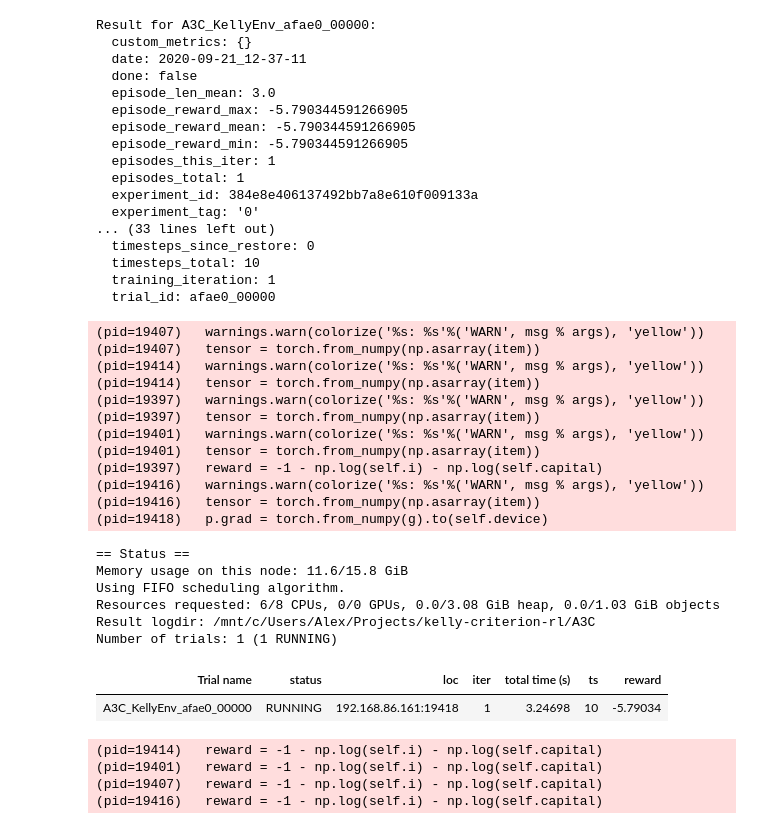
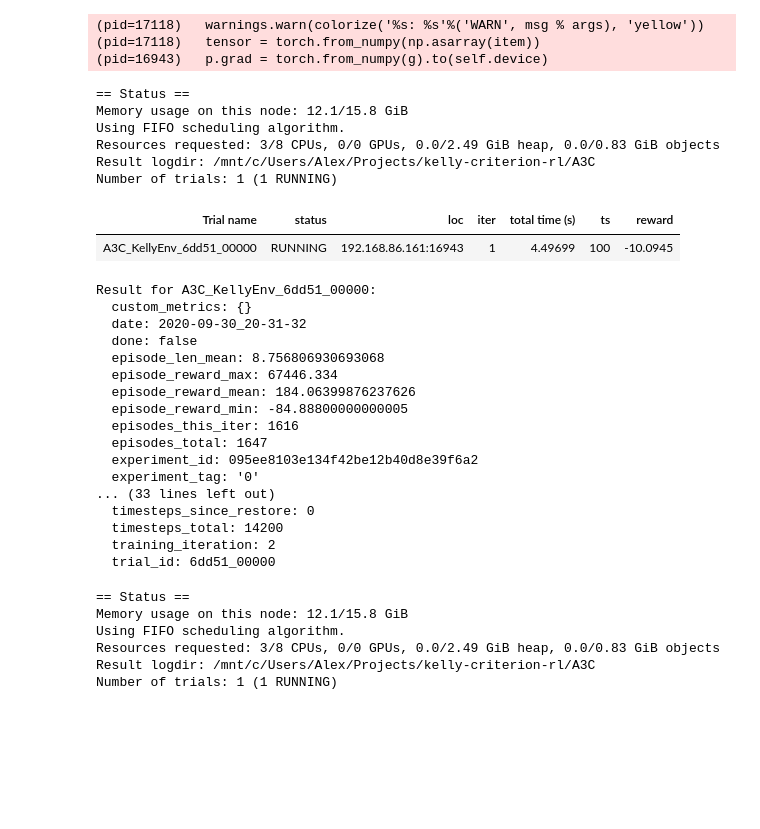
Before and after one commit to azharichenko/kelly-criterion-rl, a Jupyter notebook: experiment.ipynb, the cells around one changed output. Drawn from its saved outputs; the diff is of its cells as text; code cells hidden in the pictures; blank space fills up the shorter version.

```diff
--- a/experiment.ipynb
+++ b/experiment.ipynb
@@ -22,5 +9,7 @@ env.render()
 # %%
 from ray import tune
 from ray.rllib.agents.a3c.a3c import A3CTrainer
-tune.run(A3CTrainer  , config={"env": KellyEnv, "framework": "torch", "num_workers": 5, "num_envs_per_worker": 1}, stop={"timesteps_total": 100000}, checkpoint_at_end=True, local_dir=".")
+from ray.rllib.agents.ppo.ppo import PPOTrainer
+from ray.rllib.agents.impala.impala import ImpalaTrainer
+tune.run(A3CTrainer  , config={"env": KellyEnv, "framework": "torch", "num_workers": 2, "num_envs_per_worker": 10}, stop={"timesteps_total": 500000}, checkpoint_at_end=True, local_dir=".")
 # %% [output]
@@ -41,41 +47,34 @@ Number of trials: 1 (1 RUNNING)
-Result for A3C_KellyEnv_afae0_00000:
-  custom_metrics: {}
-  date: 2020-09-21_12-37-11
-  done: false
-  episode_len_mean: 3.0
-  episode_reward_max: -5.790344591266905
-  episode_reward_mean: -5.790344591266905
-  episode_reward_min: -5.790344591266905
-  episodes_this_iter: 1
-  episodes_total: 1
-  experiment_id: 384e8e406137492bb7a8e610f009133a
-  experiment_tag: '0'
-... (33 lines left out)
-  timesteps_since_restore: 0
-  timesteps_total: 10
-  training_iteration: 1
-  trial_id: afae0_00000
+(pid=17118)   warnings.warn(colorize('%s: %s'%('WARN', msg % args), 'yellow'))
+(pid=17118)   tensor = torch.from_numpy(np.asarray(item))
+(pid=16943)   p.grad = torch.from_numpy(g).to(self.device)
-(pid=19407)   warnings.warn(colorize('%s: %s'%('WARN', msg % args), 'yellow'))
-(pid=19407)   tensor = torch.from_numpy(np.asarray(item))
-(pid=19414)   warnings.warn(colorize('%s: %s'%('WARN', msg % args), 'yellow'))
-(pid=19414)   tensor = torch.from_numpy(np.asarray(item))
-(pid=19397)   warnings.warn(colorize('%s: %s'%('WARN', msg % args), 'yellow'))
-(pid=19397)   tensor = torch.from_numpy(np.asarray(item))
-(pid=19401)   warnings.warn(colorize('%s: %s'%('WARN', msg % args), 'yellow'))
-(pid=19401)   tensor = torch.from_numpy(np.asarray(item))
-(pid=19397)   reward = -1 - np.log(self.i) - np.log(self.capital)
-(pid=19416)   warnings.warn(colorize('%s: %s'%('WARN', msg % args), 'yellow'))
-(pid=19416)   tensor = torch.from_numpy(np.asarray(item))
-(pid=19418)   p.grad = torch.from_numpy(g).to(self.device)
+== Status ==
+Memory usage on this node: 12.1/15.8 GiB
+Using FIFO scheduling algorithm.
+Resources requested: 3/8 CPUs, 0/0 GPUs, 0.0/2.49 GiB heap, 0.0/0.83 GiB objects
+Result logdir: /mnt/c/Users/Alex/Projects/kelly-criterion-rl/A3C
+Number of trials: 1 (1 RUNNING)
+| Trial name | status | loc | iter | total time (s) | ts | reward |
+| A3C_KellyEnv_6dd51_00000 | RUNNING | 192.168.86.161:16943 | 1 | 4.49699 | 100 | -10.0945 |
-== Status ==
-Memory usage on this node: 11.6/15.8 GiB
-Using FIFO scheduling algorithm.
-Resources requested: 6/8 CPUs, 0/0 GPUs, 0.0/3.08 GiB heap, 0.0/1.03 GiB objects
-Result logdir: /mnt/c/Users/Alex/Projects/kelly-criterion-rl/A3C
-Number of trials: 1 (1 RUNNING)
+Result for A3C_KellyEnv_6dd51_00000:
+  custom_metrics: {}
+  date: 2020-09-30_20-31-32
+  done: false
+  episode_len_mean: 8.756806930693068
+  episode_reward_max: 67446.334
+  episode_reward_mean: 184.06399876237626
+  episode_reward_min: -84.88800000000005
+  episodes_this_iter: 1616
+  episodes_total: 1647
+  experiment_id: 095ee8103e134f42be12b40d8e39f6a2
+  experiment_tag: '0'
+... (33 lines left out)
+  timesteps_since_restore: 0
+  timesteps_total: 14200
+  training_iteration: 2
+  trial_id: 6dd51_00000
-| Trial name | status | loc | iter | total time (s) | ts | reward |
-| A3C_KellyEnv_afae0_00000 | RUNNING | 192.168.86.161:19418 | 1 | 3.24698 | 10 | -5.79034 |
-(pid=19414)   reward = -1 - np.log(self.i) - np.log(self.capital)
-(pid=19401)   reward = -1 - np.log(self.i) - np.log(self.capital)
-(pid=19407)   reward = -1 - np.log(self.i) - np.log(self.capital)
-(pid=19416)   reward = -1 - np.log(self.i) - np.log(self.capital)
+== Status ==
+Memory usage on this node: 12.1/15.8 GiB
+Using FIFO scheduling algorithm.
+Resources requested: 3/8 CPUs, 0/0 GPUs, 0.0/2.49 GiB heap, 0.0/0.83 GiB objects
+Result logdir: /mnt/c/Users/Alex/Projects/kelly-criterion-rl/A3C
+Number of trials: 1 (1 RUNNING)
```
Also changed, not shown: parts of 5 cells of this notebook, 2 other files.
